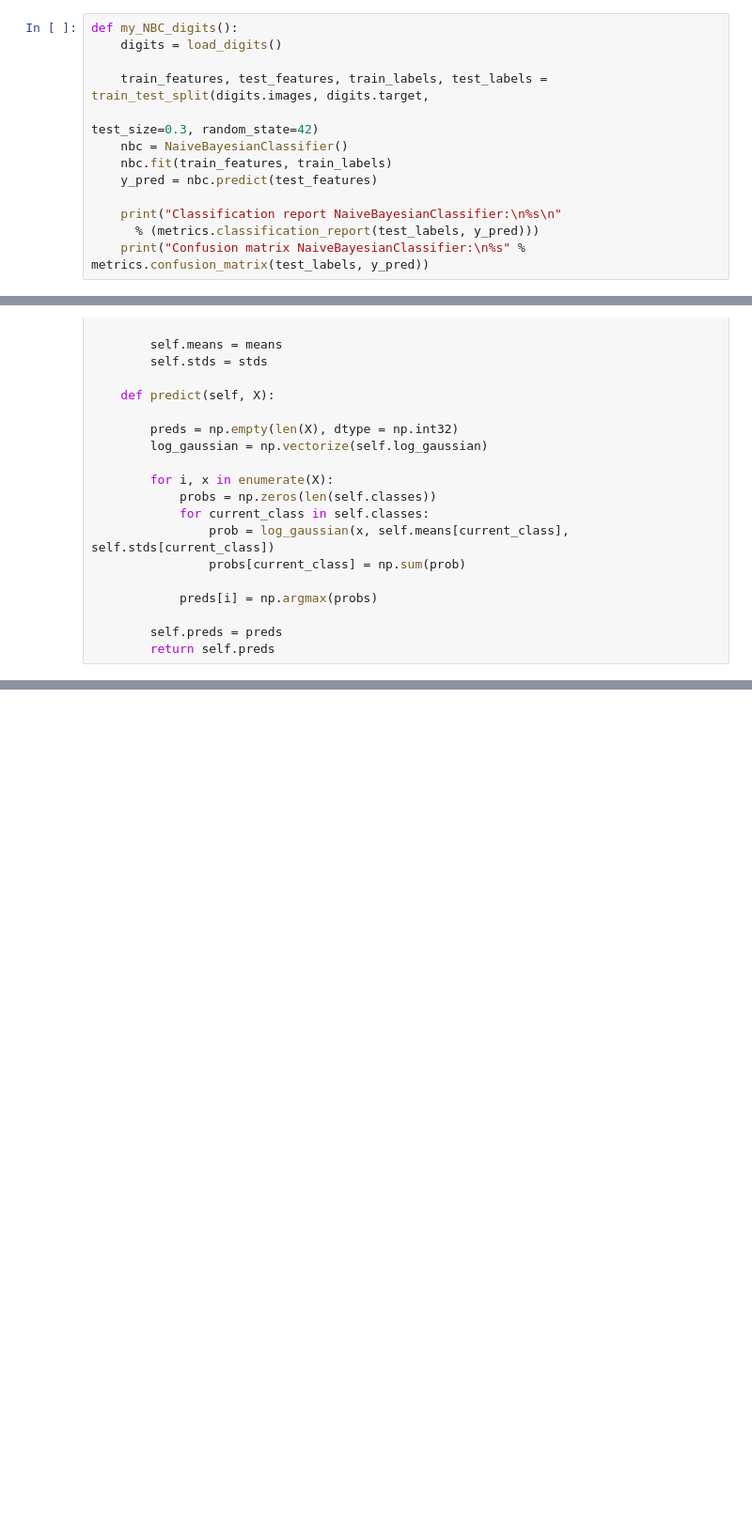
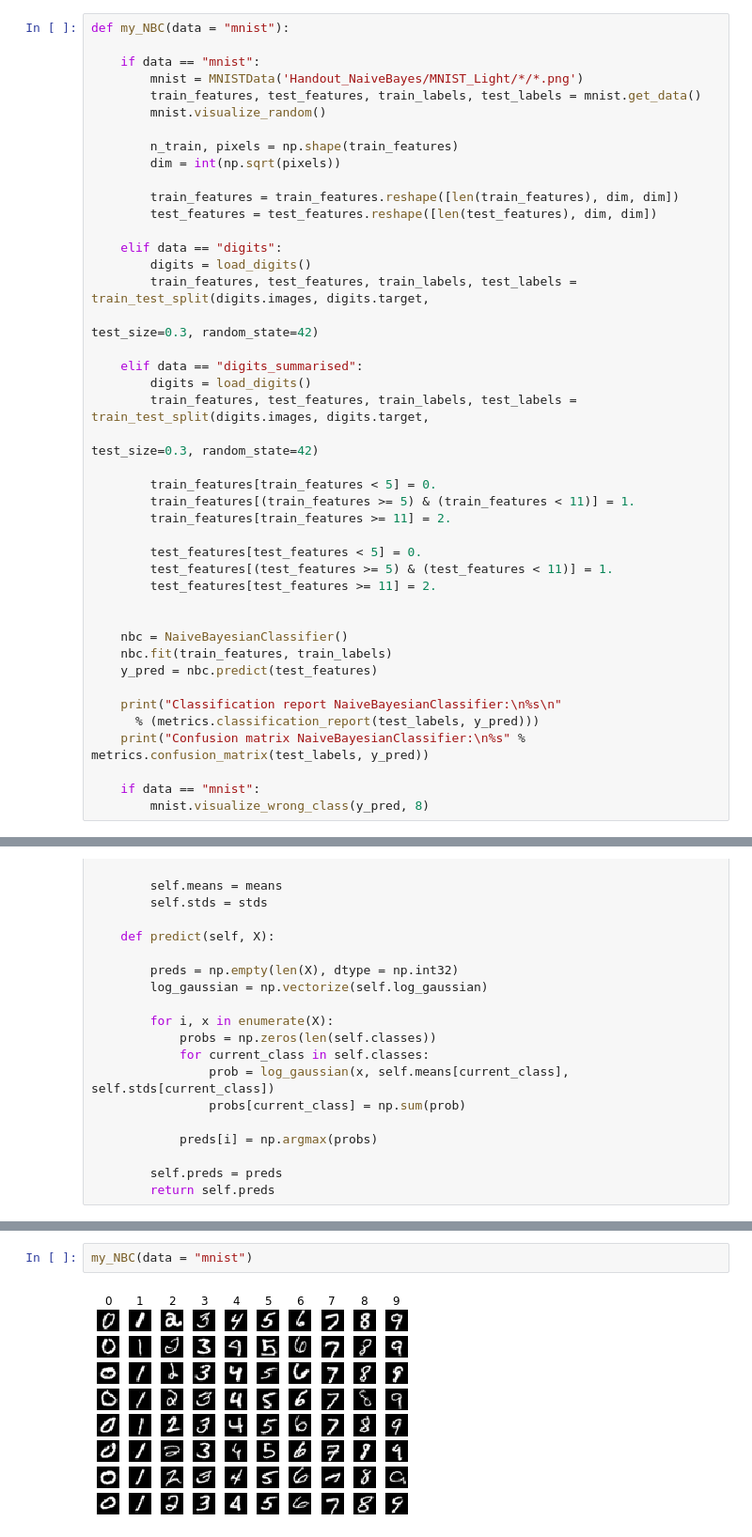
Before and after one commit to LurreMcFly/edan95, a Jupyter notebook: Lab5/lab5.ipynb, the cells around one changed output, grey strips where cells are left out. Shown: that part at 94% size. Cells and saved outputs as stored; diff of their text form; blank space fills up the shorter version.

```diff
--- a/Lab5/lab5.ipynb
+++ b/Lab5/lab5.ipynb
@@ -259,11 +250,38 @@ class NaiveBayesianClassifier():
         self.preds = preds
         return self.preds
 # %%
-def my_NBC_digits():
-    digits = load_digits()
+def my_NBC(data = "mnist"):
 
-    train_features, test_features, train_labels, test_labels = train_test_split(digits.images, digits.target,
+    if data == "mnist":
+        mnist = MNISTData('Handout_NaiveBayes/MNIST_Light/*/*.png')
+        train_features, test_features, train_labels, test_labels = mnist.get_data()
+        mnist.visualize_random()
+
+        n_train, pixels = np.shape(train_features)
+        dim = int(np.sqrt(pixels))
+
+        train_features = train_features.reshape([len(train_features), dim, dim])
+        test_features = test_features.reshape([len(test_features), dim, dim])
+
+    elif data == "digits":
+        digits = load_digits()
+        train_features, test_features, train_labels, test_labels = train_test_split(digits.images, digits.target,
                                                                             test_size=0.3, random_state=42)
+
+    elif data == "digits_summarised":
+        digits = load_digits()
+        train_features, test_features, train_labels, test_labels = train_test_split(digits.images, digits.target,
+                                                                            test_size=0.3, random_state=42)
+
+        train_features[train_features < 5] = 0.
+        train_features[(train_features >= 5) & (train_features < 11)] = 1.
+        train_features[train_features >= 11] = 2.
+
+        test_features[test_features < 5] = 0.
+        test_features[(test_features >= 5) & (test_features < 11)] = 1.
+        test_features[test_features >= 11] = 2.
+
+
     nbc = NaiveBayesianClassifier()
     nbc.fit(train_features, train_labels)
     y_pred = nbc.predict(test_features)
@@ -271,3 +289,6 @@ def my_NBC_digits():
     print("Classification report NaiveBayesianClassifier:\n%s\n"
       % (metrics.classification_report(test_labels, y_pred)))
     print("Confusion matrix NaiveBayesianClassifier:\n%s" % metrics.confusion_matrix(test_labels, y_pred))
+
+    if data == "mnist":
+        mnist.visualize_wrong_class(y_pred, 8)
@@ -412,0 +597,4 @@ if run_NBC_mist: my_NBC_mnist()
+# %%
+my_NBC(data = "mnist")
+# %% [output]
+[figure, added]
```
Also changed, not shown: parts of 37 cells of this notebook.
